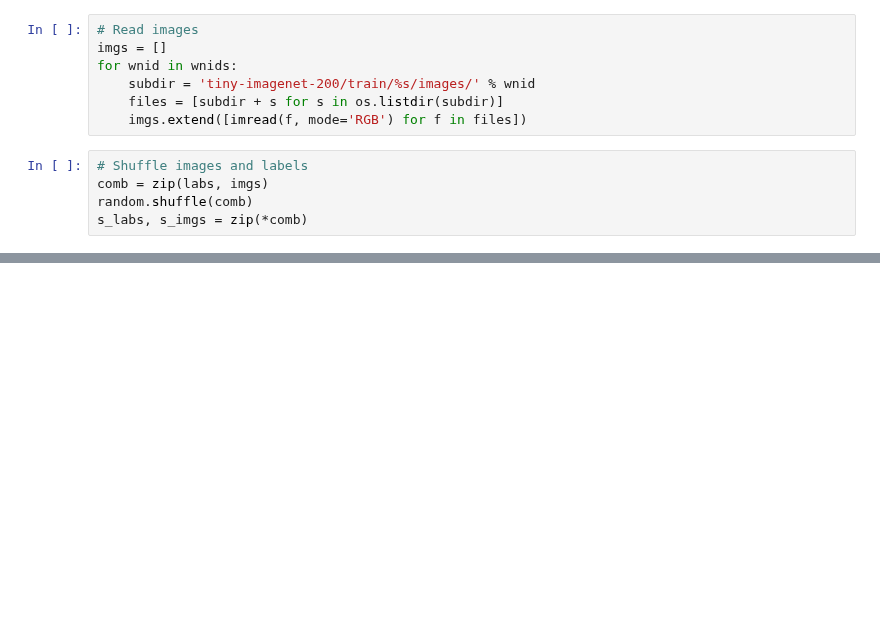
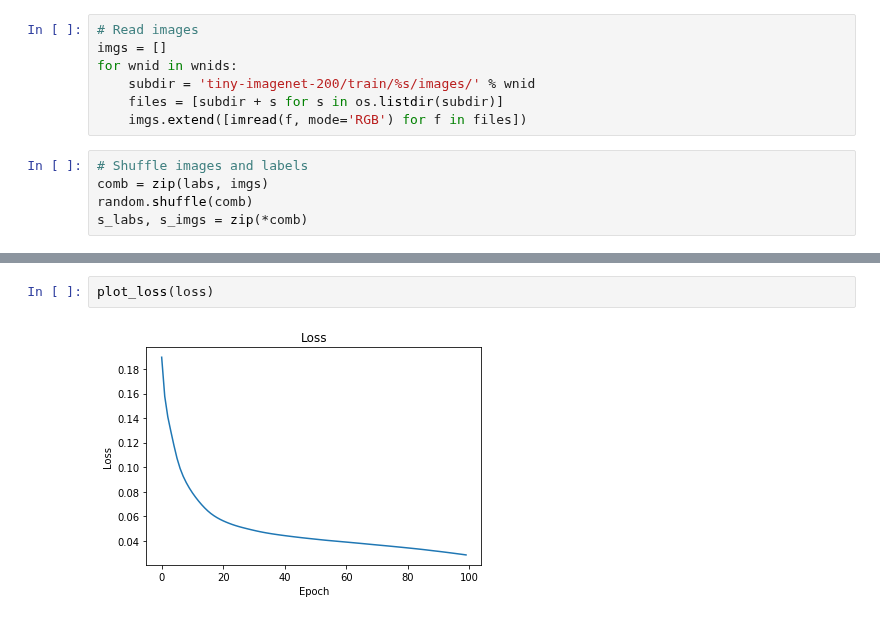
Before and after one commit to metakirby5/AltResNets, a Jupyter notebook: ResNet.ipynb, the cells around one changed output, grey strips where cells are left out. Drawn from its saved outputs; the diff is of its cells as text; blank space fills up the shorter version.

```diff
--- a/ResNet.ipynb
+++ b/ResNet.ipynb
@@ -82,0 +206,4 @@ _y = float_pl(None, n_output)
+# %%
+plot_loss(loss)
+# %% [output]
+[figure, added]
```
Also changed, not shown: parts of 10 cells of this notebook.
